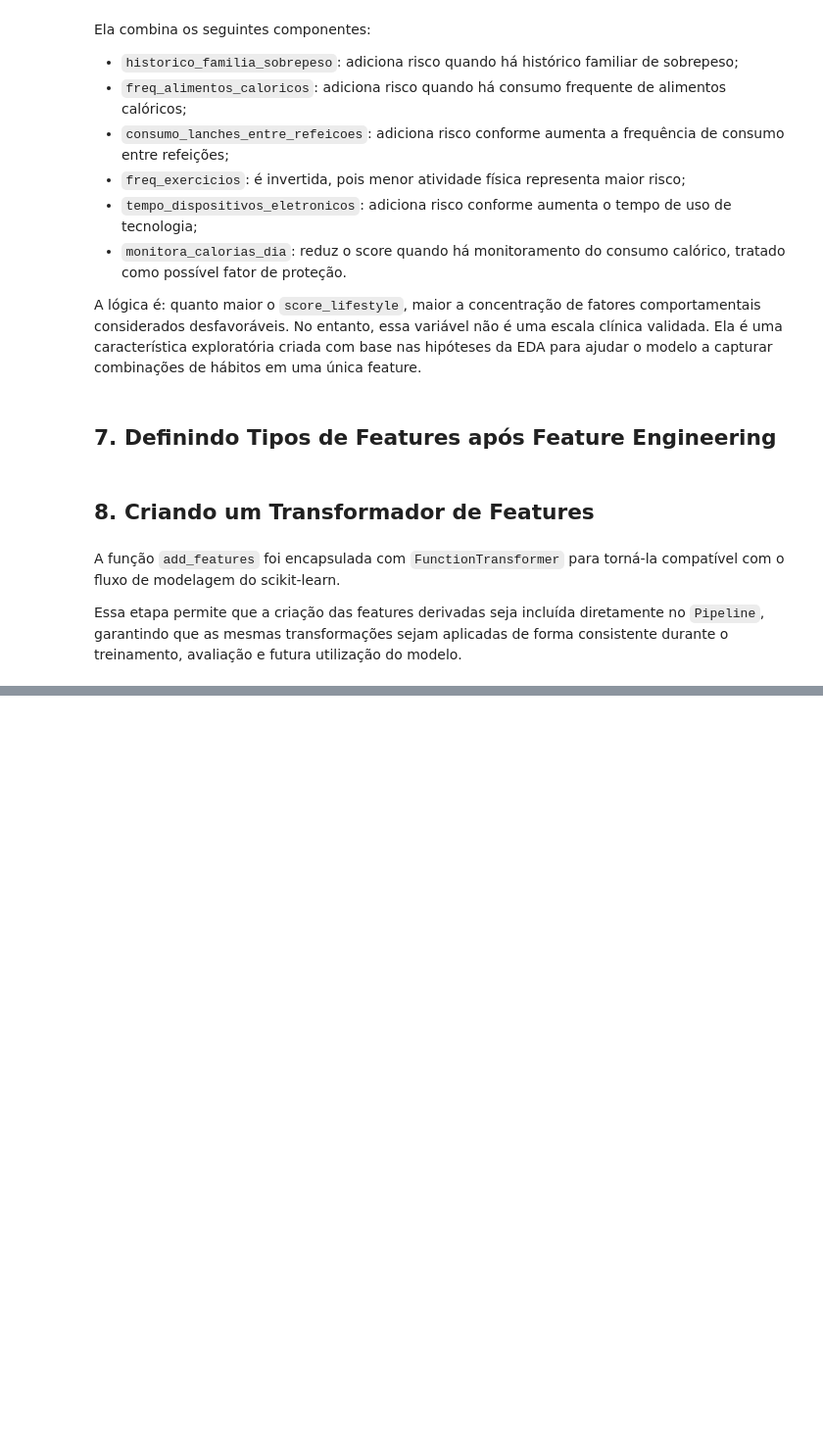
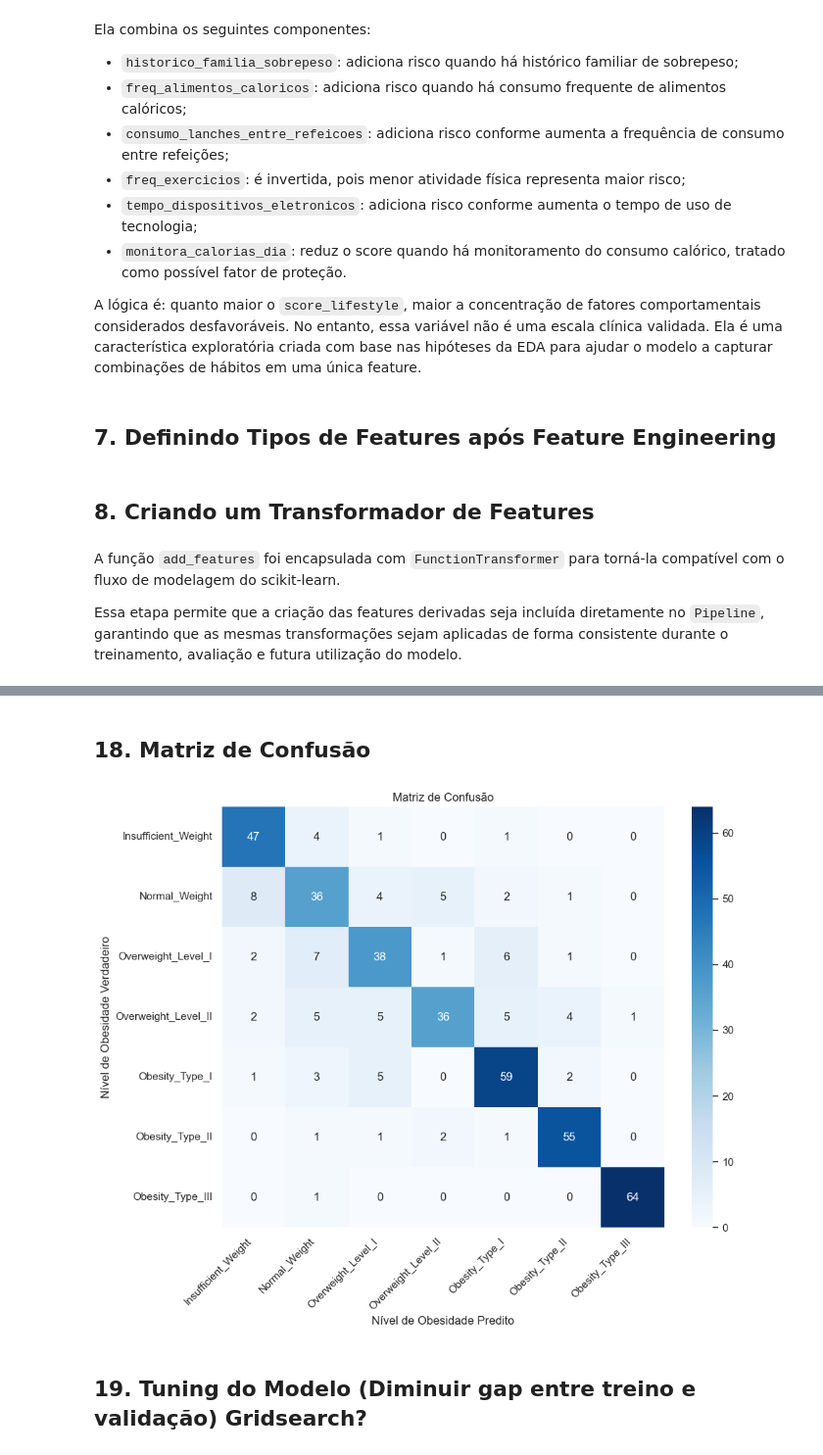
Before and after one commit to JoalysonLima/tech-challenge-fase-4-obesity-ml, a Jupyter notebook: notebooks/03_treino_avaliacao_modelo.ipynb, the cells around one changed output, grey strips where cells are left out. Shown at 98% size. Cells and saved outputs as stored; diff of their text form; code cells hidden in the pictures; blank space fills up the shorter version.

```diff
--- a/notebooks/03_treino_avaliacao_modelo.ipynb
+++ b/notebooks/03_treino_avaliacao_modelo.ipynb
@@ -259,0 +737,6 @@ feature_engineering = FunctionTransformer(
+# %%
+cv_results_df["overfit_gap"] = (
+    cv_results_df["train_accuracy_mean"] - cv_results_df["cv_accuracy_mean"]
+)
+
+cv_results_df.sort_values(by="cv_f1_macro_mean", ascending=False)
@@ -259,0 +818,3 @@ feature_engineering = FunctionTransformer(
+# %%
+best_model_name = test_results_df.loc[0, "model"]
+best_model_name
@@ -259,0 +823,3 @@ feature_engineering = FunctionTransformer(
+# %%
+final_pipeline = fitted_models[best_model_name]
+final_pipeline
@@ -259,0 +856,4 @@ feature_engineering = FunctionTransformer(
+# %%
+y_pred_final = final_pipeline.predict(X_test)
+
+print(classification_report(y_test, y_pred_final))
@@ -259,0 +874,31 @@ feature_engineering = FunctionTransformer(
+# %% [markdown]
+## 18. Matriz de Confusão
+# %%
+cm = confusion_matrix(
+    y_test,
+    y_pred_final,
+    labels=ordem_niveis
+)
+
+plt.figure(figsize=(10, 8))
+
+sns.heatmap(
+    cm,
+    annot=True,
+    fmt="d",
+    cmap="Blues",
+    xticklabels=ordem_niveis,
+    yticklabels=ordem_niveis
+)
+
+plt.title("Matriz de Confusão")
+plt.xlabel("Nível de Obesidade Predito")
+plt.ylabel("Nível de Obesidade Verdadeiro")
+plt.xticks(rotation=45, ha="right")
+plt.yticks(rotation=0)
+plt.tight_layout()
+plt.show()
+# %% [output]
+[figure, added]
+# %% [markdown]
+## 19. Tuning do Modelo (Diminuir gap entre treino e validação) Gridsearch?
```
Also changed, not shown: parts of 39 cells of this notebook, 4 other files.
